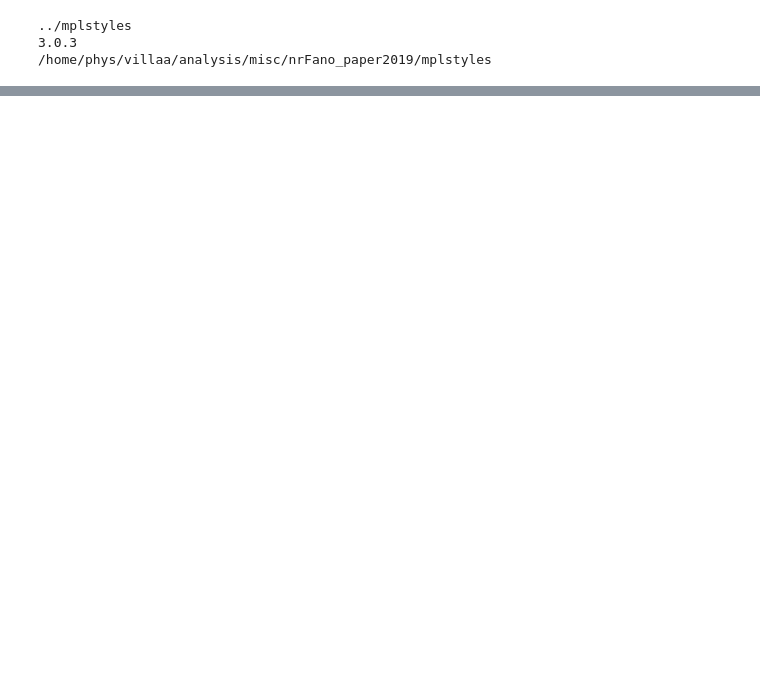
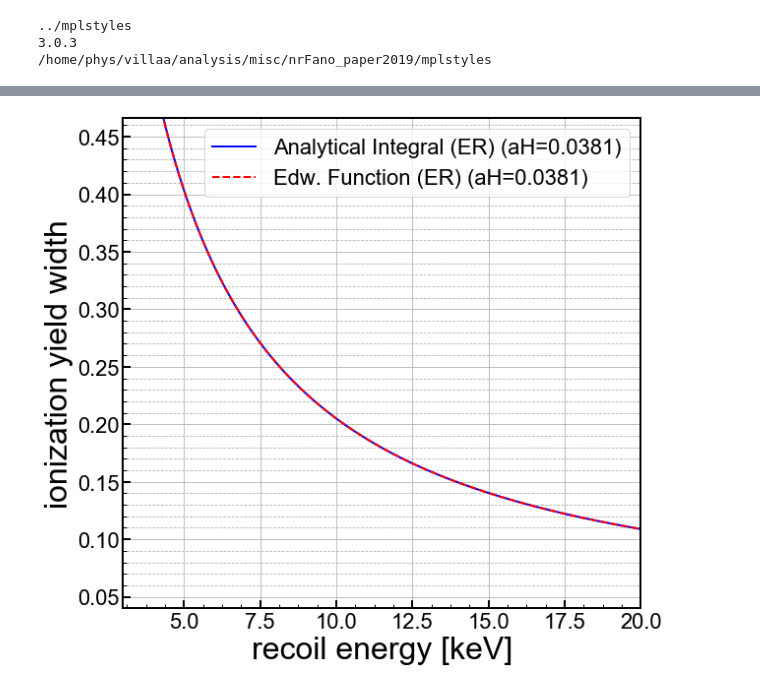
Before and after one commit to villano-lab/nrFano_paper2019, a Jupyter notebook: analysis_notebooks/timing_tests.ipynb, the cells around one changed output, grey strips where cells are left out. Cells and saved outputs as stored; diff of their text form; code cells hidden in the pictures; blank space fills up the shorter version.

Commit message:
[ANV] updated the analytical probability distribution

```diff
--- a/analysis_notebooks/timing_tests.ipynb
+++ b/analysis_notebooks/timing_tests.ipynb
@@ -213,0 +202,49 @@ plt.show()
+# %%
+#set up a 1d plot
+fig,axes = plt.subplots(1,1,figsize=(9.0,8.0),sharex=True)
+ax1 = axes
+
+mask = [True, True, False, False, True, True, True, True, True]
+
+
+
+X=np.arange(0.1,200,0.1)
+
+ax1.plot(X,np.sqrt(pd.analytical_NRQ_var(X,A=1.0,B=0.0,alpha=0.0000001)),color='b',linestyle="-",linewidth=2, \
+         label='Analytical Integral (ER) (aH={})'.format(0.0381))
+ax1.plot(X,sigQerv(X),color='r',linestyle="--",linewidth=2, \
+         label='Edw. Function (ER) (aH={})'.format(0.0381))
+
+#ax1.errorbar(xE,qbootsigs, yerr=(qbootsigerrsl,qbootsigerrsu), \
+#             color='k', marker='o',markersize=4,linestyle='none',label='ER scatters', linewidth=2)
+#ax1.errorbar(E_recoil_ER[mask],sig_ER[mask], yerr=sig_ER_err[mask], \
+#             color='k', marker='^',markersize=8,linestyle='none',label='Edw. ER scatters', linewidth=2)
+
+
+
+
+ymin = 0.04
+ymax = 0.466
+
+
+
+ax1.set_yscale('linear')
+#ax1.set_yscale('log')
+ax1.set_xlim(3, 20)
+ax1.set_ylim(ymin,ymax)
+ax1.set_xlabel(r'recoil energy [keV]',**axis_font)
+ax1.set_ylabel('ionization yield width',**axis_font)
+ax1.grid(True)
+ax1.yaxis.grid(True,which='minor',linestyle='--')
+ax1.legend(loc=1,prop={'size':22})
+#ax1.legend(bbox_to_anchor=(1.04,1),borderaxespad=0,prop={'size':22})
+
+for axis in ['top','bottom','left','right']:
+  ax1.spines[axis].set_linewidth(2)
+
+plt.tight_layout()
+#plt.savefig('figures/paper_figures/ERyieldWidth_Figure2a.eps')
+#plt.savefig('figures/paper_figures/ERyieldWidth_Figure2a.pdf')
+plt.show()
+# %% [output]
+[figure, added]
```
Also changed, not shown: parts of 5 cells of this notebook, 1 other file.
